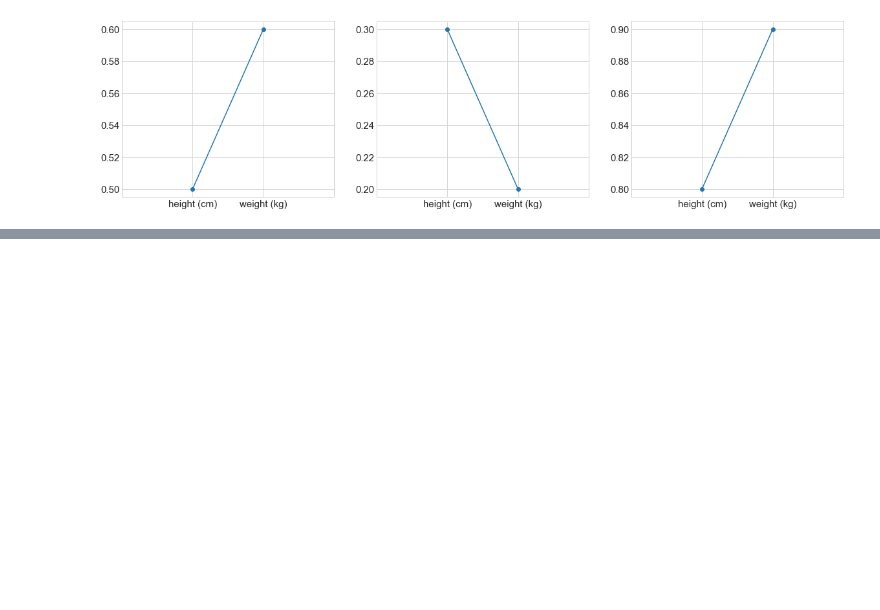
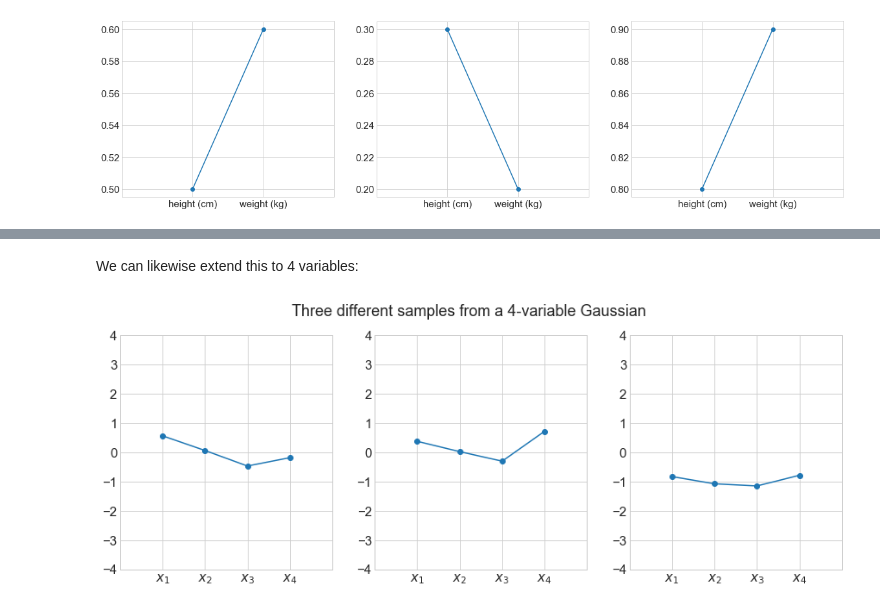
Before and after one commit to jack-willturner/notes, a Jupyter notebook: Gaussian Processes for Regression Tasks.ipynb, the cells around one changed output, grey strips where cells are left out. Cells and saved outputs as stored; diff of their text form; code cells hidden in the pictures; blank space fills up the shorter version.

```diff
--- a/Gaussian Processes for Regression Tasks.ipynb
+++ b/Gaussian Processes for Regression Tasks.ipynb
@@ -250,0 +379,25 @@ Imagine that the above
+# %% [markdown]
+We can likewise extend this to 4 variables:
+# %%
+fig, axs = plt.subplots(1,3, figsize=(15,5))
+
+mean = [0.3,0.6,0.4,0.5]
+
+cov  = [[1., .9, .8, .7],
+        [.9, 1., .9, .8],
+        [.8, .9, 1., .9],
+        [.7, .8, .9, 1.]]
+
+for ax in axs.ravel():
+    x1,x2,x3,x4 = np.random.multivariate_normal(mean, cov, 1).T
+    ax.plot([1,2,3,4],[x1,x2,x3,x4], marker='o')
+    ax.set_xlim(0,5)
+    ax.set_ylim(-4,4)
+    ax.set_xticks([1,2,3,4])
+    ax.set_xticklabels(['$x_1$','$x_2$','$x_3$','$x_4$'])
+
+
+fig.suptitle('Three different samples from a 4-variable Gaussian')
+plt.show()
+# %% [output]
+[figure, added]
```
Also changed, not shown: parts of 18 cells of this notebook, 1 other file.
